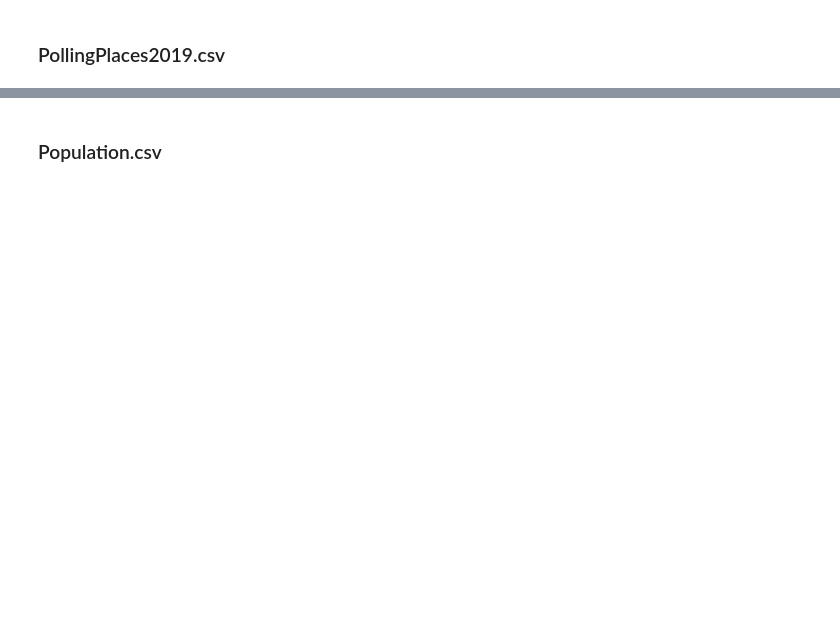
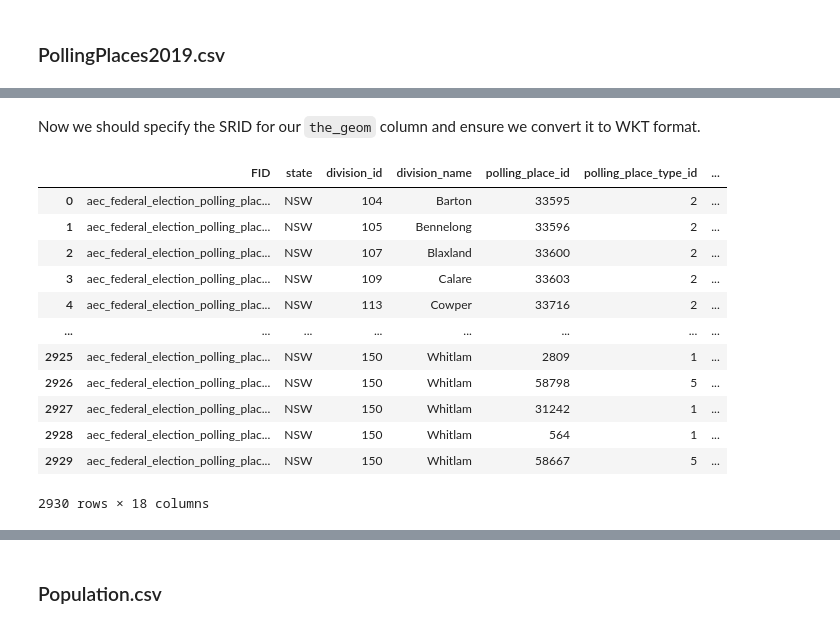
Before and after one commit to infernocadet/greater-sydney-analysis, a Jupyter notebook: Greater Sydney Analysis.ipynb, the cells around one changed output, grey strips where cells are left out. Cells and saved outputs as stored; diff of their text form; code cells hidden in the pictures; blank space fills up the shorter version.

```diff
--- a/Greater Sydney Analysis.ipynb
+++ b/Greater Sydney Analysis.ipynb
@@ -159,0 +433,20 @@ polls_df.head(100)
+# %% [markdown]
+Now we should specify the SRID for our `the_geom` column and ensure we convert it to WKT format.
+# %%
+srid = 4283
+polls_df['geom'] = polls_df['geom'].apply(lambda x: WKTElement(x.wkt, srid=srid))
+polls_df
+# %% [output]
+|  | FID | state | division_id | division_name | polling_place_id | polling_place_type_id | ... |
+| 0 | aec_federal_election_polling_plac... | NSW | 104 | Barton | 33595 | 2 | ... |
+| 1 | aec_federal_election_polling_plac... | NSW | 105 | Bennelong | 33596 | 2 | ... |
+| 2 | aec_federal_election_polling_plac... | NSW | 107 | Blaxland | 33600 | 2 | ... |
+| 3 | aec_federal_election_polling_plac... | NSW | 109 | Calare | 33603 | 2 | ... |
+| 4 | aec_federal_election_polling_plac... | NSW | 113 | Cowper | 33716 | 2 | ... |
+| ... | ... | ... | ... | ... | ... | ... | ... |
+| 2925 | aec_federal_election_polling_plac... | NSW | 150 | Whitlam | 2809 | 1 | ... |
+| 2926 | aec_federal_election_polling_plac... | NSW | 150 | Whitlam | 58798 | 5 | ... |
+| 2927 | aec_federal_election_polling_plac... | NSW | 150 | Whitlam | 31242 | 1 | ... |
+| 2928 | aec_federal_election_polling_plac... | NSW | 150 | Whitlam | 564 | 1 | ... |
+| 2929 | aec_federal_election_polling_plac... | NSW | 150 | Whitlam | 58667 | 5 | ... |
+2930 rows × 18 columns
```
Also changed, not shown: parts of 61 cells of this notebook.
